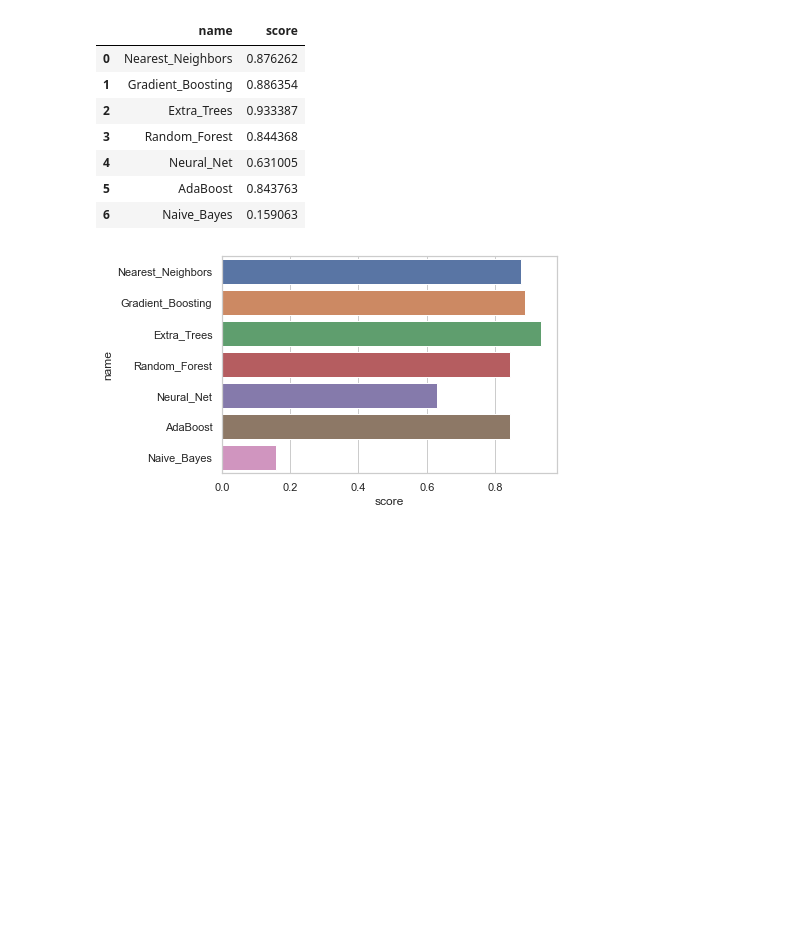
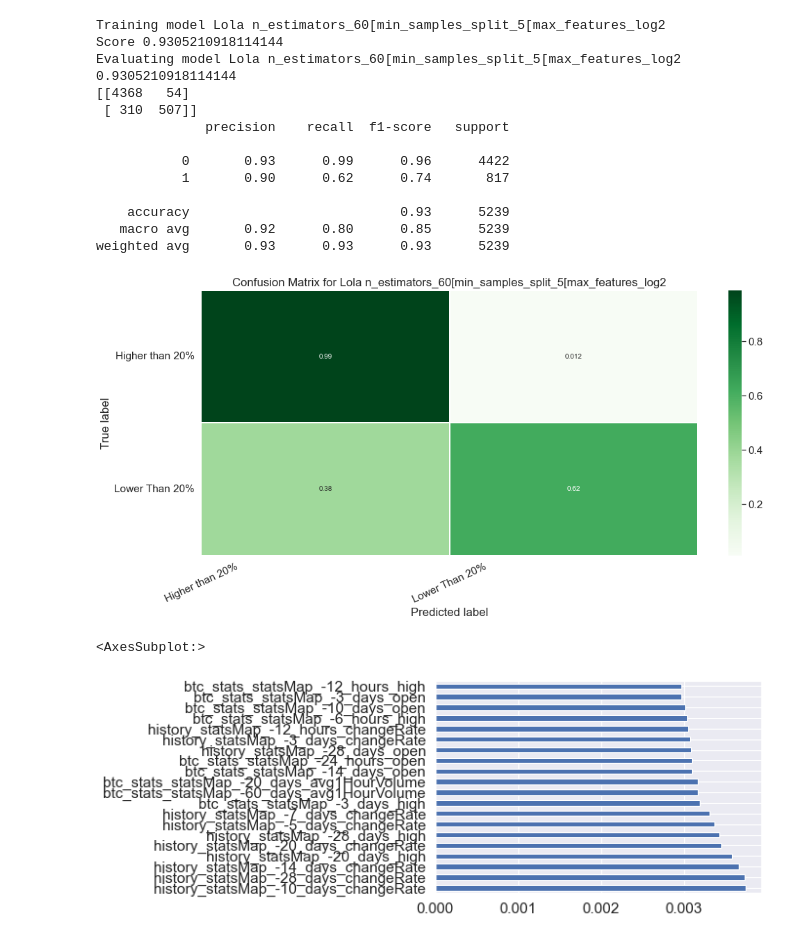
Before and after one commit to hustlestar/trading-signals-ml-processing, a Jupyter notebook: src/models.ipynb, the cells around one changed output. Cells and saved outputs as stored; diff of their text form; code cells hidden in the pictures; blank space fills up the shorter version.

Commit message:
added sample file, playing with tree algorithms

```diff
--- a/src/models.ipynb
+++ b/src/models.ipynb
@@ -11,7 +25,16 @@ from data.preprocessing import DataPreprocessor
 # %%
-conf = dotenv_values("../.env")
-conn = get_connection(conf)
-notifications = execute_sql(conn, "select * from notifications order by id")
-raw_flat_data = prepare_dataset(flat_notifications_from_sql(notifications))
-data_preprocessor = DataPreprocessor(raw_flat_data, True)
-df = data_preprocessor.provide_ready_df()
+LOCAL_DATA_PATH = os.path.join('..', 'data', 'sample_notifications_data.parquet')
+LOCAL_DATA_MODE = True
+
+def load_dataset(data_path=None, conf_path="../.env") -> pd.DataFrame:
+    if not data_path:
+        print("Reading from db")
+        conf = dotenv_values(conf_path)
+        conn = get_connection(conf)
+        notifications = execute_sql(conn, "select * from notifications order by id")
+        raw_flat_data = prepare_dataset(flat_notifications_from_sql(notifications))
+        data_preprocessor = DataPreprocessor(raw_flat_data, True)
+        return data_preprocessor.provide_ready_df()
+    else:
+        print("Reading from local file")
+        return pd.read_parquet(data_path)
@@ -20,3 +41,3 @@ df = data_preprocessor.provide_ready_df()
 # %%
-df
+df = load_dataset(LOCAL_DATA_PATH)
 # %% [output]
@@ -124,11 +128,12 @@ algos = {
 scores = []
 models = []
 result = {}
+# %%
+def train(clf, x_train, y_train):
+    clf.fit(x_train, y_train)
+    score = clf.score(x_test, y_test)
+    return score
 # %%
-def train(clf):
-    clf.fit(x_train, y_train)
-    score = clf.score(x_test, y_test)
-    return score
 def train_gen(algos_dict):
     for name, clf in algos_dict.items():
         print(f"Training {name} model")
@@ -142,8 +147,8 @@ check_list = ["Nearest_Neighbors",
               "AdaBoost",
               "Naive_Bayes"
               ]
-for k, v in train_gen({k: v for k, v in algos.items() if k in check_list}):
-    result[k] = v
+for model_name, v in train_gen({k: v for k, v in algos.items() if k in check_list}):
+    result[model_name] = v
     scores.append(k)
     models.append(v)
 # %% [output]
@@ -159,17 +158,6 @@ df = pd.DataFrame()
 df['name'] = check_list
 df['score'] = scores
 df
-# %% [output]
-|  | name | score |
-| 0 | Nearest_Neighbors | 0.876262 |
-| 1 | Gradient_Boosting | 0.886354 |
-| 2 | Extra_Trees | 0.933387 |
-| 3 | Random_Forest | 0.844368 |
-| 4 | Neural_Net | 0.631005 |
-| 5 | AdaBoost | 0.843763 |
-| 6 | Naive_Bayes | 0.159063 |
 # %%
 sns.set(style="whitegrid")
 ax = sns.barplot(y="name", x="score", data=df)
-# %% [output]
-[figure, removed]
@@ -175,0 +208,27 @@ ax = sns.barplot(y="name", x="score", data=df)
+# %%
+pars = {"n_estimators": 60,
+ "min_samples_split": 5,
+        "max_features": "log2"}
+a1 = ExtraTreesClassifier(**pars)
+train_eval_model(x_test, y_test, a1, f"Lola {'['.join(f'{k}_{v}' for k, v in pars.items())}")
+
+feat_importances = pd.Series(a1.feature_importances_, index=x_train.columns)
+feat_importances.nlargest(20).plot(kind='barh')
+# %% [output]
+Training model Lola n_estimators_60[min_samples_split_5[max_features_log2
+Score 0.9305210918114144
+Evaluating model Lola n_estimators_60[min_samples_split_5[max_features_log2
+0.9305210918114144
+[[4368   54]
+ [ 310  507]]
+              precision    recall  f1-score   support
+
+           0       0.93      0.99      0.96      4422
+           1       0.90      0.62      0.74       817
+
+    accuracy                           0.93      5239
+   macro avg       0.92      0.80      0.85      5239
+weighted avg       0.93      0.93      0.93      5239
+[figure, added]
+<AxesSubplot:>
+[figure, added]
```
Also changed, not shown: parts of 36 cells of this notebook, 1 other file.
